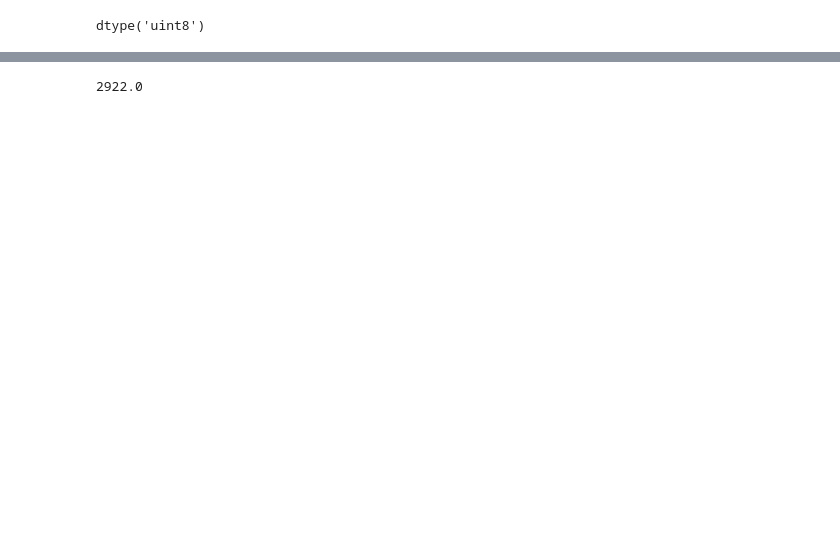
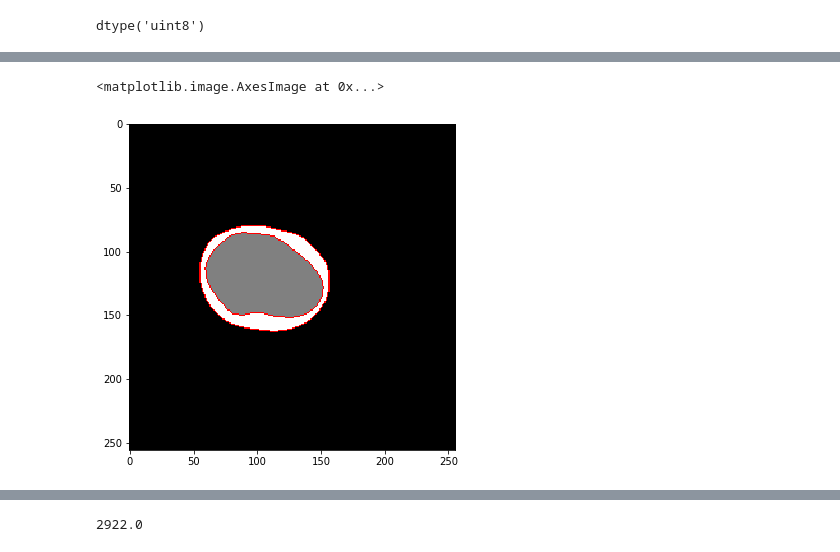
Before and after one commit to paulnguyen81/bloodpressure_ffr, a Jupyter notebook: feature_eccentricity.ipynb, the cells around one changed output, grey strips where cells are left out. Saved outputs shown, nothing was run; the diff lists cells and outputs as text; code cells hidden in the pictures; blank space fills up the shorter version.

```diff
--- a/feature_eccentricity.ipynb
+++ b/feature_eccentricity.ipynb
@@ -76,0 +85,10 @@ plt.imshow(framergb)
+# %%
+_, contours, hierarchy = cv2.findContours(thresh,cv2.RETR_TREE,cv2.CHAIN_APPROX_NONE)
+# %%
+im2 = framergb.copy()
+cv2.drawContours(im2, contours, -1, (255,0,0), 1)
+plt.figure(figsize=[6,6])
+plt.imshow(im2)
+# %% [output]
+<matplotlib.image.AxesImage at 0x...>
+[figure, added]
```
Also changed, not shown: parts of 56 cells of this notebook, 2 other files.
